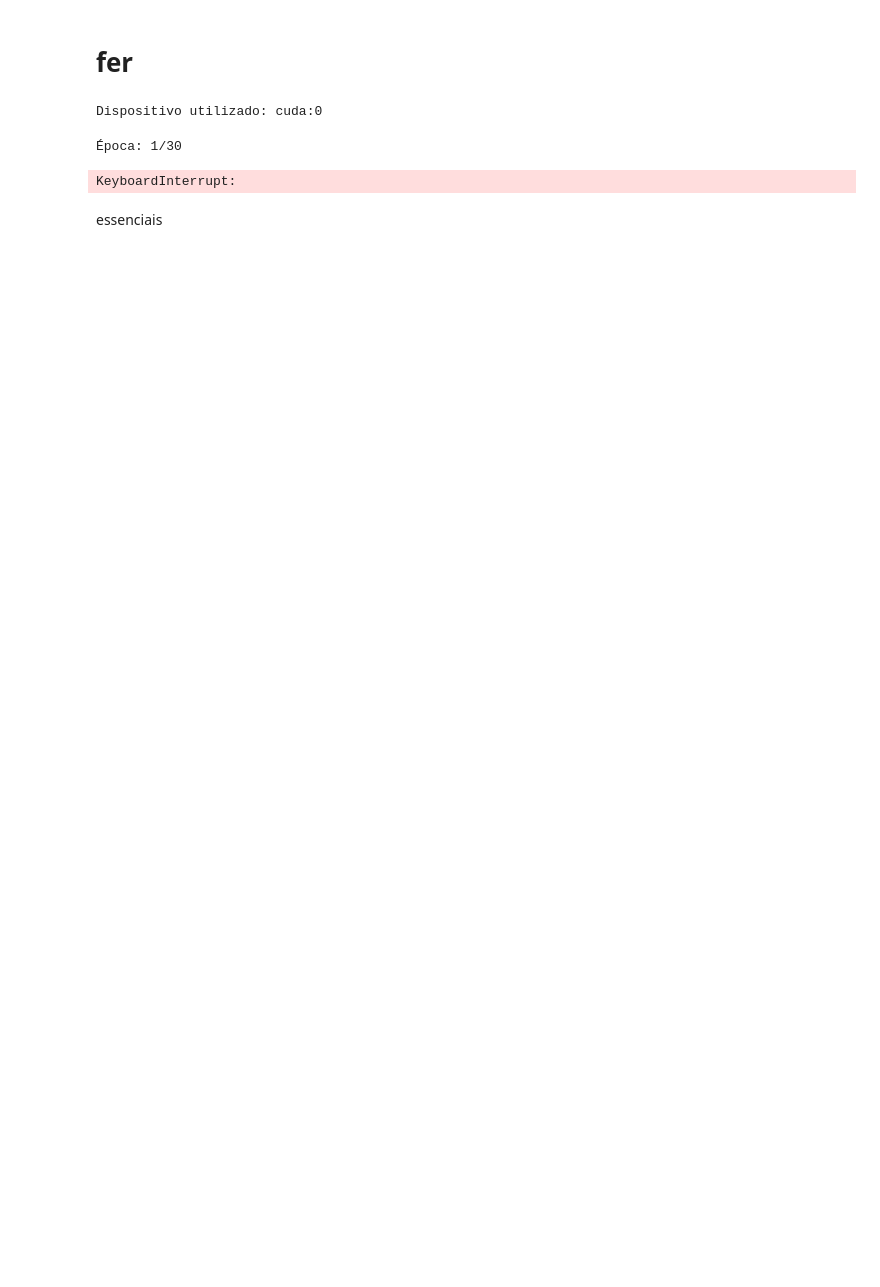
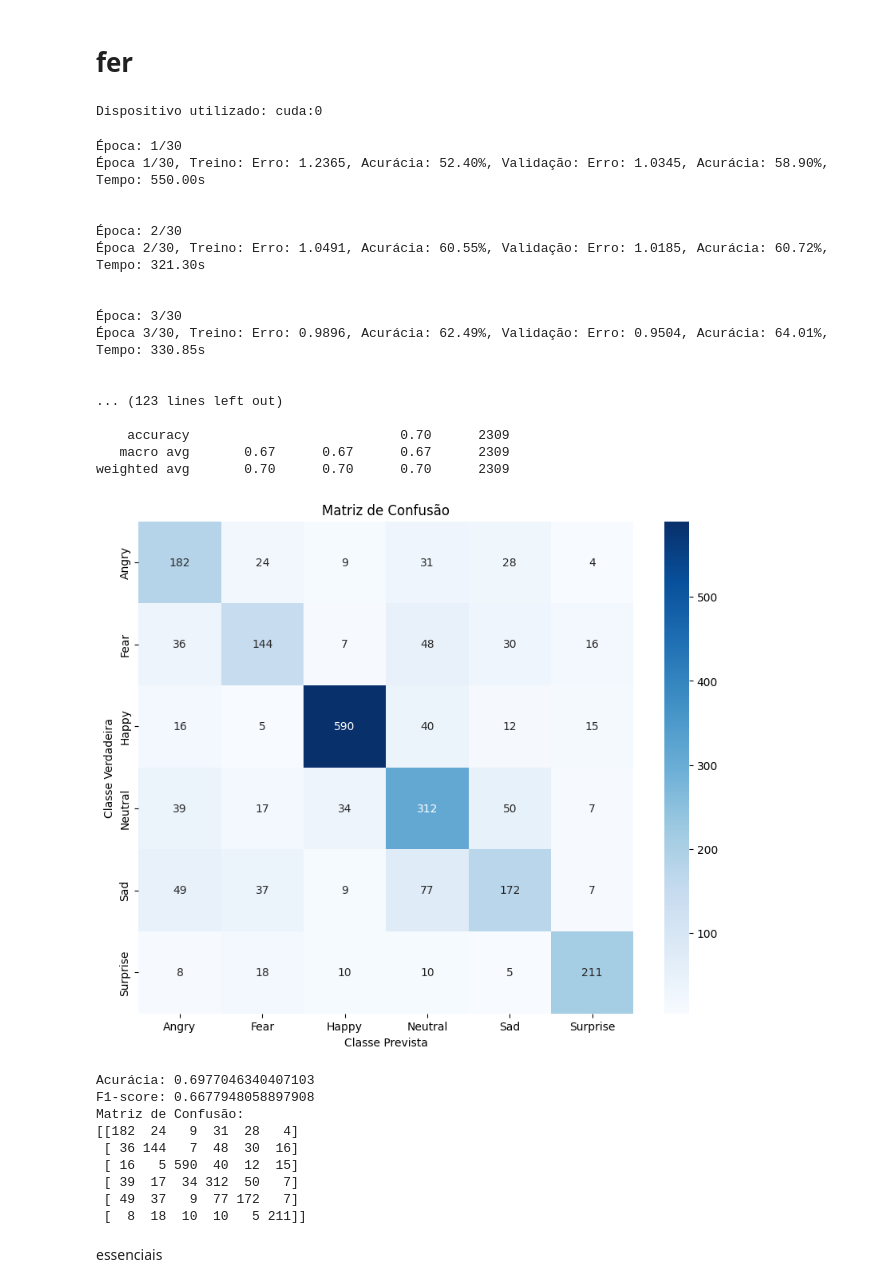
Before and after one commit to danielcasanova12/FER-MediaPipe, a Jupyter notebook: notebooks/trainingModel2.ipynb, the cells around one changed output. Cells and saved outputs as stored; diff of their text form; code cells hidden in the pictures; blank space fills up the shorter version.

```diff
--- a/notebooks/trainingModel2.ipynb
+++ b/notebooks/trainingModel2.ipynb
@@ -420,35 +494,60 @@ dataset_path = '../data/Fer-2013/processed/imagens_processed/'
 device = torch.device("cuda:0" if torch.cuda.is_available() else "cpu")
 print(f"Dispositivo utilizado: {device}")
 
 # Preparar DataLoaders
 # Certifique-se de que DataLoaderSetup está definido ou importado corretamente
 data_loader_setup = DataLoaderSetup(dataset_path, image_size=224, batch_size=32)
 data_loader_treino, data_loader_validacao, num_imagens_treino, num_imagens_validacao, num_classes = data_loader_setup.get_data_loaders()
 
 # Carregar o modelo
 modelo = CustomResNet50(num_classes).to(device)
 
 # Definir otimizador e critério de perda
 criterion = nn.NLLLoss()
 optimizer = torch.optim.Adam(filter(lambda p: p.requires_grad, modelo.parameters()), lr=0.001)
 
 nameModel = 'fer.pt'
-patience = 5
+patience = 8
 
 # Treinar e validar
 # Certifique-se de que Trainer está definido ou importado corretamente
 trainer = Trainer(modelo, data_loader_treino, data_loader_validacao, num_imagens_treino, num_imagens_validacao, device, num_classes, patience, nameModel)
 historico = trainer.treinar_e_validar(epocas=30)
 
 # Avaliar o modelo após o treinamento
 acuracia, f1, matriz_confusao = avaliar_modelo(modelo, data_loader_validacao, device)
 print(f"Acurácia: {acuracia}")
 print(f"F1-score: {f1}")
 print(f"Matriz de Confusão:\n{matriz_confusao}")
 # %% [output]
 Dispositivo utilizado: cuda:0
 Época: 1/30
+Época 1/30, Treino: Erro: 1.2365, Acurácia: 52.40%, Validação: Erro: 1.0345, Acurácia: 58.90%, Tempo: 550.00s
+
+
+Época: 2/30
+Época 2/30, Treino: Erro: 1.0491, Acurácia: 60.55%, Validação: Erro: 1.0185, Acurácia: 60.72%, Tempo: 321.30s
+
+
+Época: 3/30
+Época 3/30, Treino: Erro: 0.9896, Acurácia: 62.49%, Validação: Erro: 0.9504, Acurácia: 64.01%, Tempo: 330.85s
+
+
+... (123 lines left out)
+
+    accuracy                           0.70      2309
+   macro avg       0.67      0.67      0.67      2309
+weighted avg       0.70      0.70      0.70      2309
+[figure, added]
-KeyboardInterrupt:
+Acurácia: 0.6977046340407103
+F1-score: 0.6677948058897908
+Matriz de Confusão:
+[[182  24   9  31  28   4]
+ [ 36 144   7  48  30  16]
+ [ 16   5 590  40  12  15]
+ [ 39  17  34 312  50   7]
+ [ 49  37   9  77 172   7]
+ [  8  18  10  10   5 211]]
 # %% [markdown]
 essenciais
 # %%
```
Also changed, not shown: parts of 7 cells of this notebook, 1 other file.
